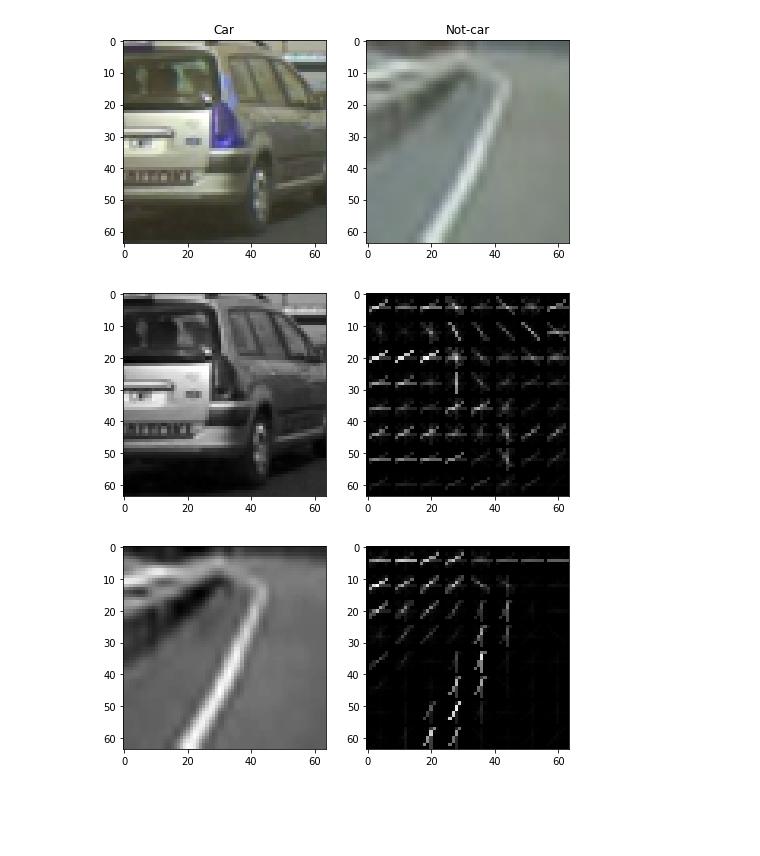
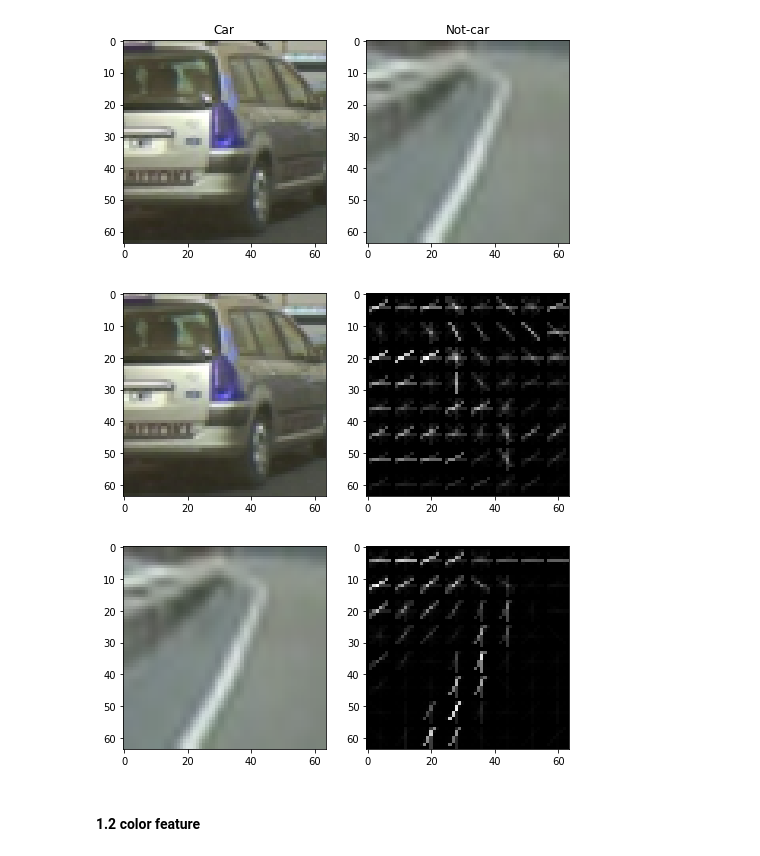
Before and after one commit to dmsehuang/CarND-Vehicle-Detection, a Jupyter notebook: Vehicle_tracking.ipynb, the cells around one changed output. Saved outputs shown, nothing was run; the diff lists cells and outputs as text; code cells hidden in the pictures; blank space fills up the shorter version.

Commit message:
Extract color feature from an image

```diff
--- a/Vehicle_tracking.ipynb
+++ b/Vehicle_tracking.ipynb
@@ -28,3 +28,17 @@ plt.imshow(non_vehicle_img)
 plt.show()
 # %% [output]
 [figure]
+# %%
+def get_hog_feature(image, orient, pix_per_cell, cell_per_block, vis, vec):
+    gray = cv2.cvtColor(image, cv2.COLOR_RGB2GRAY)
+    features, hog_img = hog(gray, orientations=orient,
+                            pixels_per_cell = (pix_per_cell, pix_per_cell),
+                            cells_per_block = (cell_per_block, cell_per_block),
+                            block_norm = 'L2-Hys',
+                            visualise = vis,
+                            transform_sqrt = True,
+                            feature_vector = vec)
+    if vis:
+        return features, hog_img
+    else:
+        return features
@@ -31,3 +49,24 @@ plt.show()
+# %%
+features, hog_img = get_hog_feature(vehicle_img, orient, pix_per_cell, cell_per_block, True, True)
+fig = plt.figure(figsize=(8,6))
+plt.subplot(121)
+plt.imshow(vehicle_img)
+plt.subplot(122)
+plt.imshow(hog_img, cmap='gray')
+plt.show()
+
+features, hog_img = get_hog_feature(non_vehicle_img, orient, pix_per_cell, cell_per_block, True, True)
+fig = plt.figure(figsize=(8,6))
+plt.subplot(121)
+plt.imshow(non_vehicle_img)
+plt.subplot(122)
+plt.imshow(hog_img, cmap='gray')
+plt.show()
+# %% [output]
+[figure, added]
+[figure, added]
+# %% [markdown]
+#### 1.2 color feature
 # %%
 # Convert image to grayscale and get HOG feature
 def cvt_cspace(image, cspace='RGB'):
@@ -43,32 +82,12 @@ def cvt_cspace(image, cspace='RGB'):
         img = image
     return img
 
-def disp_hog_feature(image):
-    orient = 8
-    pix_per_cell = 8
-    cell_per_block = 2
-
-    gray = cv2.cvtColor(image, cv2.COLOR_RGB2GRAY)
-    features, hog_img = hog(gray, orientations=orient,
-                            pixels_per_cell = (pix_per_cell, pix_per_cell),
-                            cells_per_block = (cell_per_block, cell_per_block),
-                            block_norm = 'L2-Hys',
-                            visualise = True,
-                            transform_sqrt = True,
-                            feature_vector = True)
-    fig = plt.figure(figsize=(8,6))
-    plt.subplot(121)
-    plt.imshow(gray, cmap='gray')
-    plt.subplot(122)
-    plt.imshow(hog_img, cmap='gray')
-    plt.show()
-
-def disp_color_feature():
-    for i in range(img.shape[2]):
-        channel = img[:,:,i]
-
-disp_hog_feature(vehicle_img)
-disp_hog_feature(non_vehicle_img)
+def get_color_feature(image, cspace, channel, size, vis):
+    img = cvt_cspace(image, cspace)
+    small_img = cv2.resize(img, size)
+    small_img = small_img[:,:,channel]
+    feature_vec = small_img.ravel()
+    if vis:
+        return feature_vec, small_img
+    else:
+        return feature_vec
-# %% [output]
-[figure, removed]
-[figure, removed]
```
Also changed, not shown: parts of 3 cells of this notebook.
